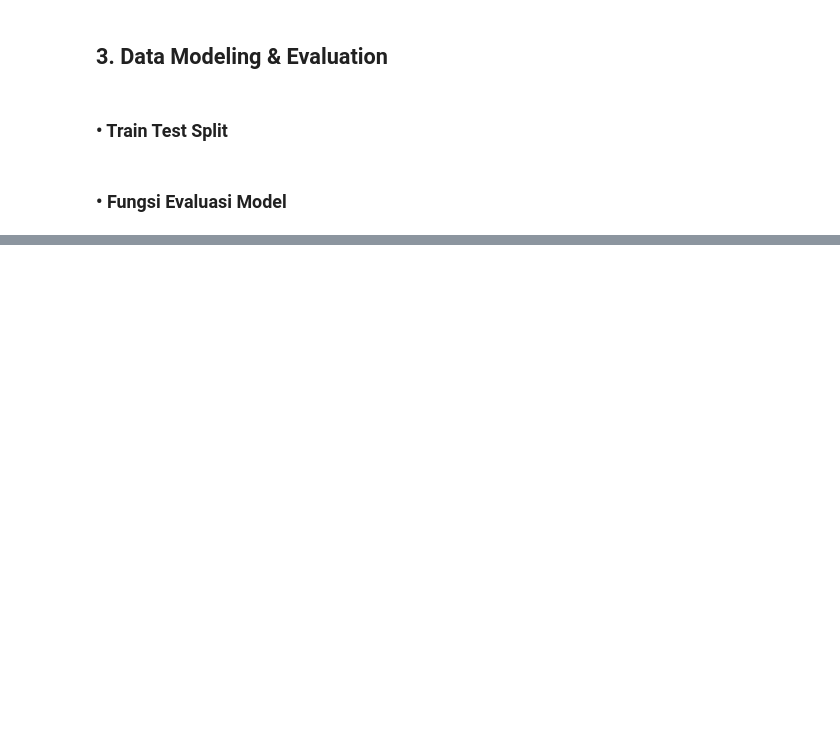
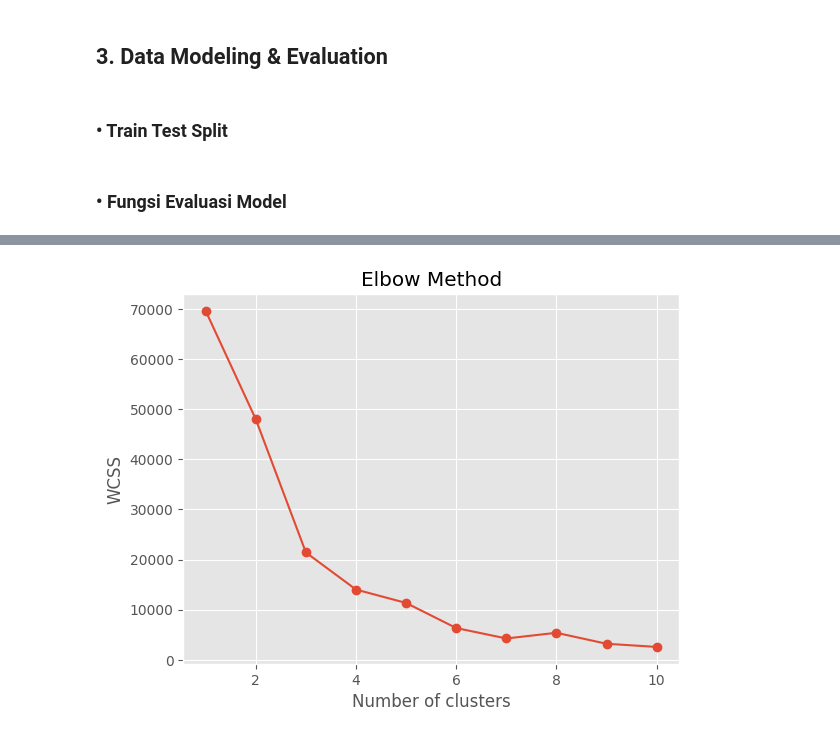
Before and after one commit to alvaroocls/TubesDataMining, a Jupyter notebook: main(2).ipynb, the cells around one changed output, grey strips where cells are left out. Saved outputs shown, nothing was run; the diff lists cells and outputs as text; code cells hidden in the pictures; blank space fills up the shorter version.

```diff
--- a/main(2).ipynb
+++ b/main(2).ipynb
@@ -438,0 +514,9 @@ df
+# %%
+from sklearn.preprocessing import StandardScaler
+scaler = StandardScaler()
+
+columns = [x for x in df.columns if x != 'income']
+
+df[columns] = scaler.fit_transform(df[columns])
+
+df
@@ -502,0 +698,3 @@ Logistic Regression Confusion Matrix:<br>
+# %%
+df_clustering = df.copy()
+df_clustering
@@ -502,0 +717,10 @@ Logistic Regression Confusion Matrix:<br>
+# %%
+#pick features for clustering
+df_clustering = df_clustering[['workclass','capital','education.num']]
+# %%
+#pca
+from sklearn.decomposition import PCA
+pca = PCA(n_components=2)
+principalComponents = pca.fit_transform(df_clustering)
+principalDf = pd.DataFrame(data = principalComponents, columns = ['principal component 1', 'principal component 2'])
+principalDf
@@ -502,0 +741,17 @@ Logistic Regression Confusion Matrix:<br>
+# %%
+#elbow method
+from sklearn.cluster import KMeans
+wcss = []
+for i in range(1, 11):
+    kmeans = KMeans(n_clusters=i, init='k-means++')
+    kmeans.fit(principalDf)
+    wcss.append(kmeans.inertia_)
+
+plt.plot(range(1, 11), wcss, marker='o')
+plt.title('Elbow Method')
+plt.xlabel('Number of clusters')
+plt.ylabel('WCSS')
+
+plt.show()
+# %% [output]
+[figure, added]
```
Also changed, not shown: parts of 47 cells of this notebook.
